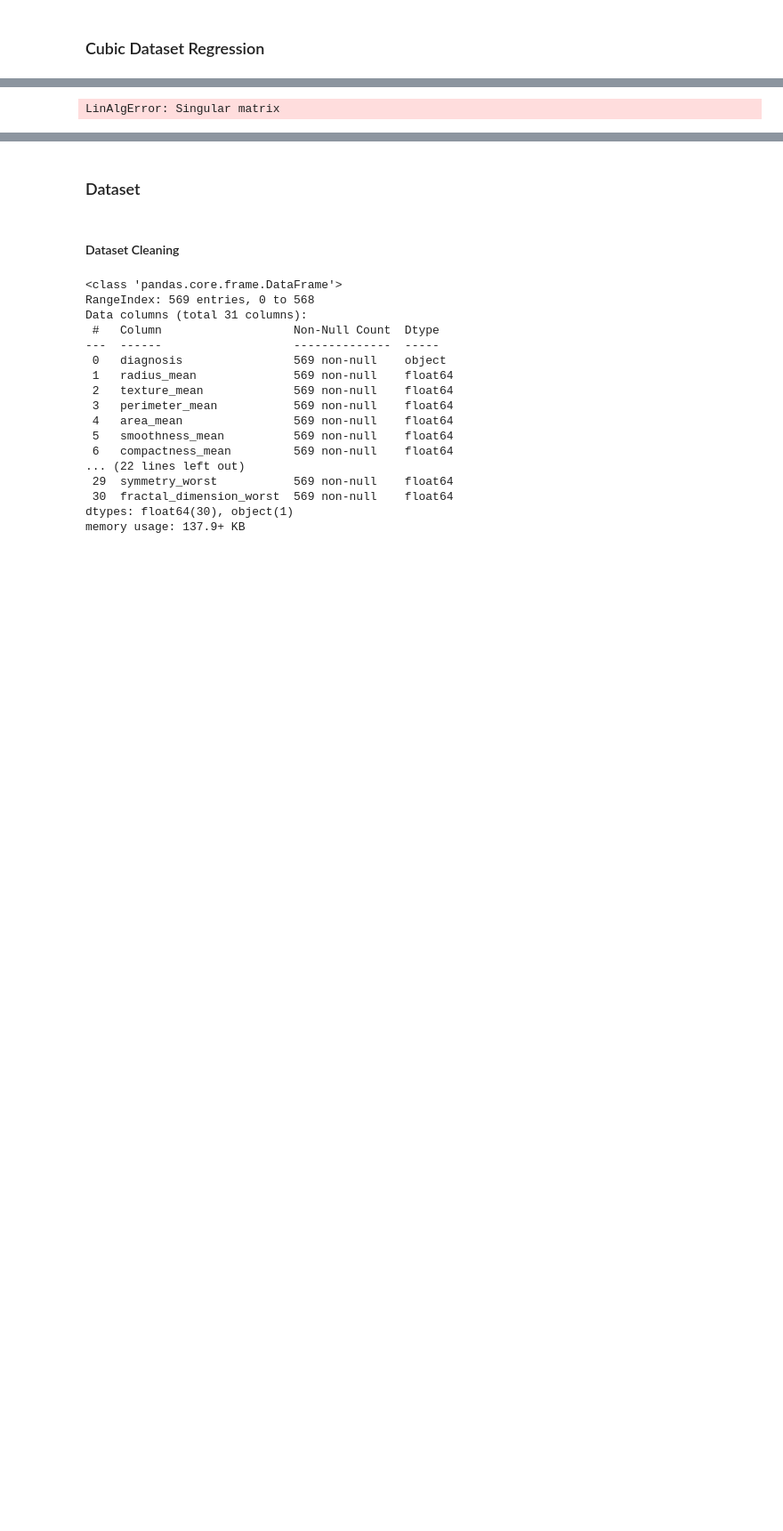
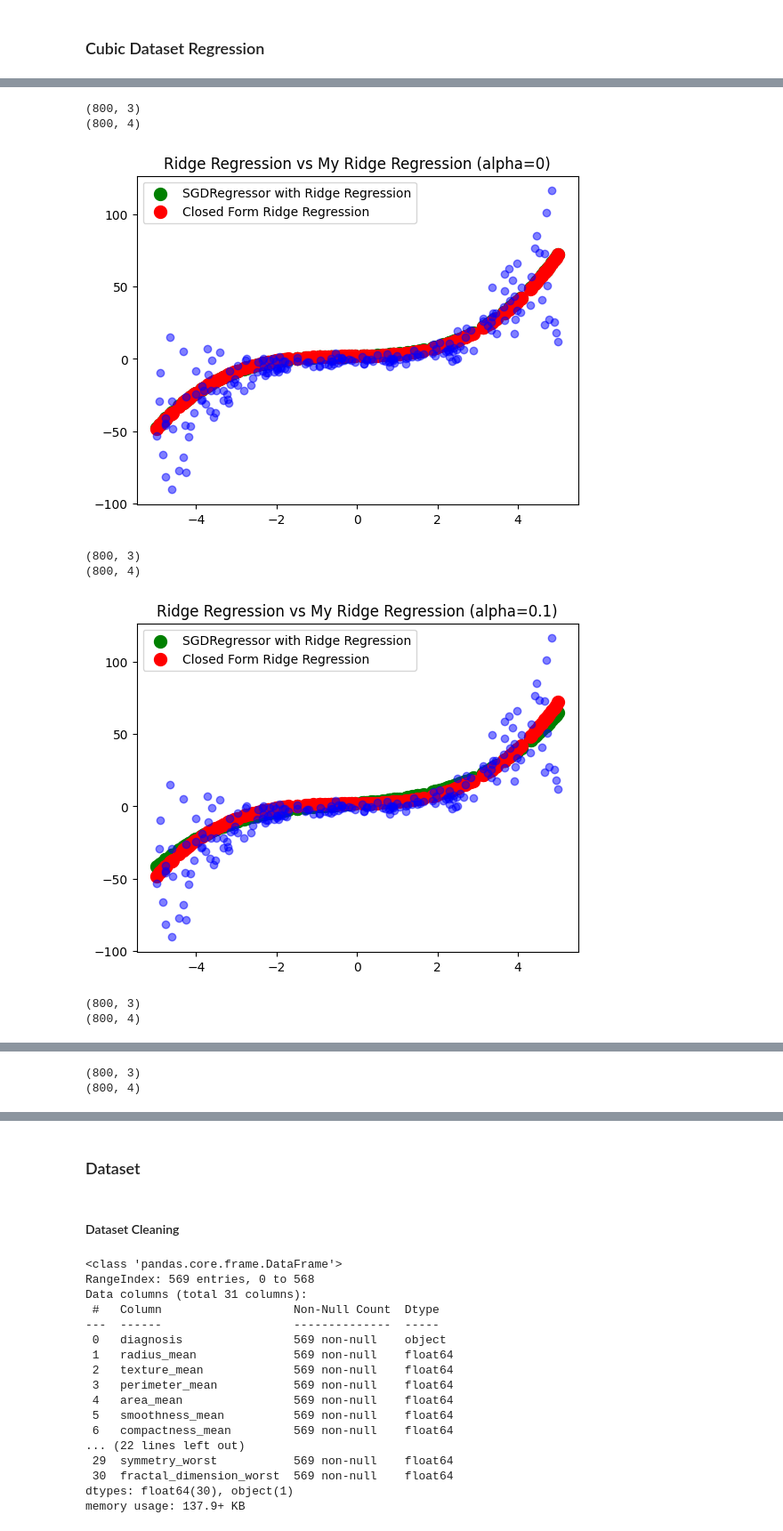
Before and after one commit to Martin-EvansUWA/ML-Project-1, a Jupyter notebook: 23621647.ipynb, the cells around one changed output, grey strips where cells are left out. Shown at 89% size. Saved outputs shown, nothing was run; the diff lists cells and outputs as text; code cells hidden in the pictures; blank space fills up the shorter version.

Commit message:
fixed singularity

```diff
--- a/23621647.ipynb
+++ b/23621647.ipynb
@@ -179,20 +225,15 @@ x_train_poly.shape
-# %%
-
-# Quadratic dataset testing
-cubic_clf = ClosedFormRidgeRegressor(alpha=alpha)
-cubic_clf.fit(x_train_poly, y_train)
-cubic_pred = cubic_clf.predict(x_test_poly)
-cubic_pred = cubic_pred + cubic_clf.w[0]
-
-cubic_sgd = SGDRegressor(penalty='l2', max_iter=1000,alpha=alpha)
-cubic_sgd.fit(x_train_poly, y_train)
-sgd_pred = cubic_sgd.predict(x_test_poly)
-sgd_pred = sgd_pred + cubic_sgd.intercept_
-plt.title("Cubic Dataset Testing")
-
-plt.scatter(x_test, cubic_pred, label='Closed Form Ridge Regression', color='red', linewidth=5)
-plt.scatter(x_test, sgd_pred, label='SGDRegressor with Ridge Regression', color='green', linewidth=5)
-plt.legend()
-plt.scatter(x_test, y_test, color='blue', alpha=0.5)
-# %% [output]
-LinAlgError: Singular matrix
+# %%
+
+# Quadratic dataset testing
+for alpha in test_alphas:
+    results = compare_alphas(alpha, x_train_poly, x_test_poly, y_train)
+    plot_ridge_regression(x_test, y_test, results)
+# %% [output]
+(800, 3)
+(800, 4)
+[figure, added]
+(800, 3)
+(800, 4)
+[figure, added]
+(800, 3)
+(800, 4)
@@ -198,0 +241,2 @@ LinAlgError: Singular matrix
+(800, 3)
+(800, 4)
```
Also changed, not shown: parts of 20 cells of this notebook, 4 other files.
